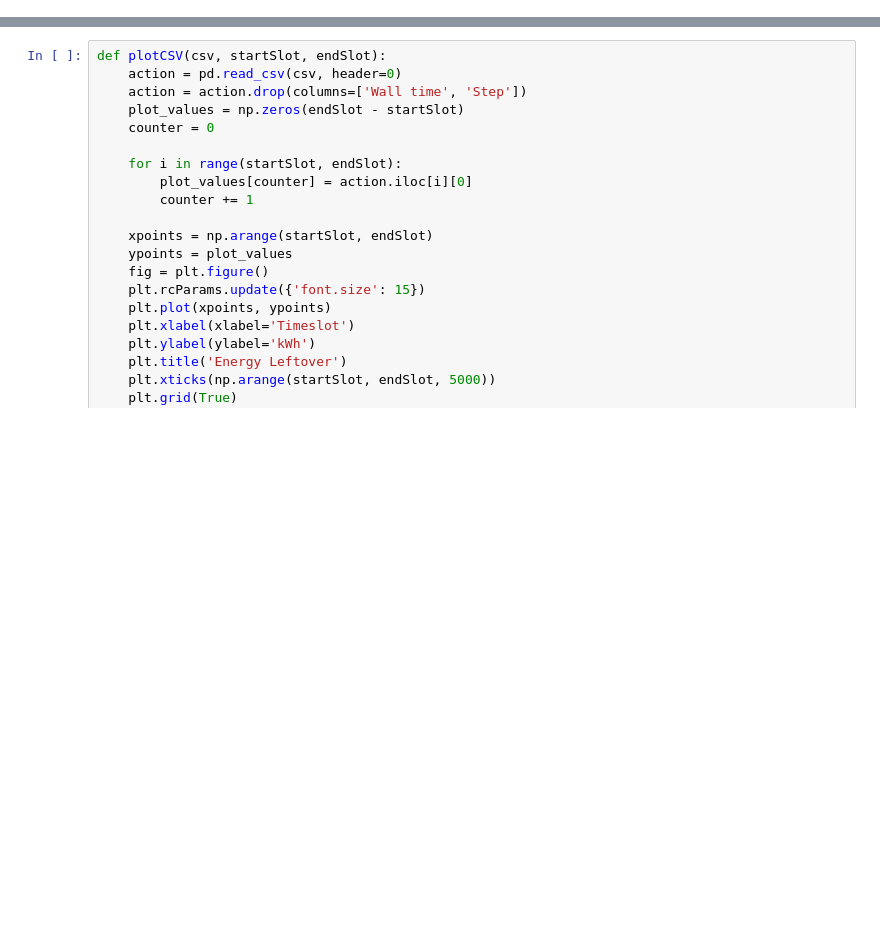
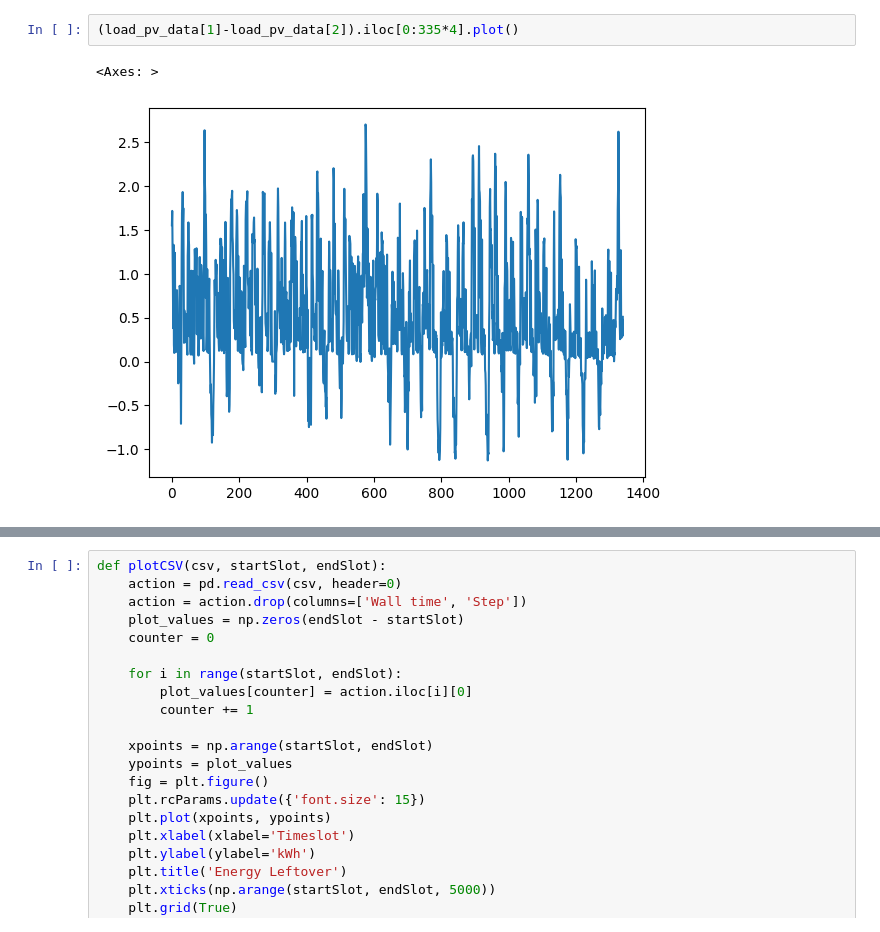
Before and after one commit to JonasSievers/Federated-Reinforcement-Learning-for-Battery-Charging, a Jupyter notebook: src/notebooks/PlotData.ipynb, the cells around one changed output, grey strips where cells are left out. Saved outputs shown, nothing was run; the diff lists cells and outputs as text; blank space fills up the shorter version.

```diff
--- a/src/notebooks/PlotData.ipynb
+++ b/src/notebooks/PlotData.ipynb
@@ -9,0 +19,5 @@ import utils.dataloader as dataloader
+# %%
+(load_pv_data[1]-load_pv_data[2]).iloc[0:335*4].plot()
+# %% [output]
+<Axes: >
+[figure, added]
```
Also changed, not shown: parts of 5 cells of this notebook, 14 other files.
